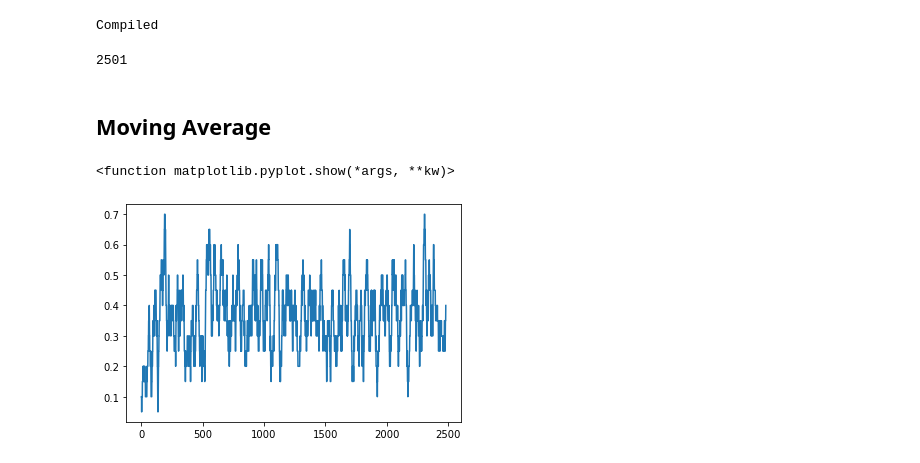
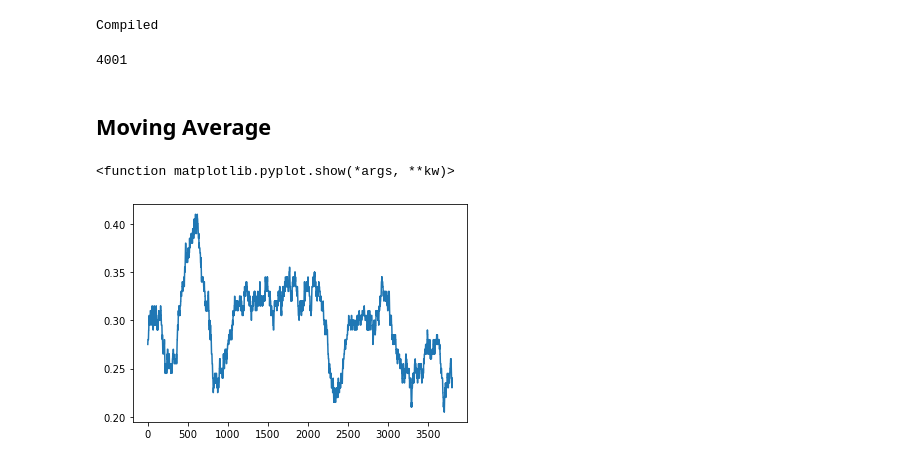
Before and after one commit to usmand19/RLFinalProject, a Jupyter notebook: Mancala/dqn_train.ipynb, the cells around one changed output. Drawn from its saved outputs; the diff is of its cells as text; code cells hidden in the pictures.

```diff
--- a/Mancala/dqn_train.ipynb
+++ b/Mancala/dqn_train.ipynb
@@ -70,7 +75,7 @@ BATCH_SIZE = 1000        # minibatch size
 GAMMA = 0.99            # discount factor
 TAU = 1e-3              # for soft update of target parameters
 LR = 5e-4               # learning rate
-UPDATE_EVERY = 4        # how often to update the network
+UPDATE_EVERY = 10        # how often to update the network
 NUM_STATES = 14
 NUM_ACTIONS = 6
 # %% [markdown]
@@ -230,10 +235,10 @@ def sparse_reward(game, idx):
     dqn_score, agent_score = game.score()
     win = False
     if((dqn_score > agent_score) and done):
-        reward = 10
+        reward = 1
         win = True
     else:
-        reward = -10
+        reward = -1
     return(next_state, reward, done, win)
 
 def keep_ahead_reward(game, idx):
@@ -249,6 +254,7 @@ def keep_ahead_reward(game, idx):
 
     if((dqn_score > agent_score) and done):
         win = True
+        reward = 10
 
     return(next_state, reward, done, win)
 
@@ -264,6 +270,7 @@ def dont_fall_behind_reward(game, idx):
 
     if((dqn_score > agent_score) and done):
         win = True
+        reward = 10
 
     return(next_state, reward, done, win)
 # %% [markdown]
@@ -306,7 +313,7 @@ def dqn(n_episodes= 100, max_t = 1000, eps_start=0.4, eps_end = 0.01,
             game._player_one = False
             game.move(opponent._move(game))
             game._player_one = True
-            next_state, reward, done, win = dont_fall_behind_reward(game, i_episode) # Get next state, reward and if game is done as result of action
+            next_state, reward, done, win = sparse_reward(game, i_episode) # Get next state, reward and if game is done as result of action
             #next_state, reward, done, win = keep_ahead_reward(game)
             agent.step(state,action,reward,next_state,done)
 
@@ -350,21 +357,21 @@ print("Compiled")
 # %% [output]
 Compiled
 # %%
-N_EPISDOES = 2500
+N_EPISDOES = 4000
 scores = dqn(n_episodes = N_EPISDOES)
 len(scores)
 # %% [output]
-2501
+4001
 # %% [markdown]
 ## Moving Average
 # %%
 def moving_average(x, w):
     return np.convolve(x, np.ones(w), 'valid') / w
 
-avg = moving_average(scores[:,1], 20)
+avg = moving_average(scores[:,1], 200)
 
 plt.plot(avg)
 plt.show
 # %% [output]
 <function matplotlib.pyplot.show(*args, **kw)>
-[figure, old version]
+[figure, new version]
```
Also changed, not shown: parts of 3 cells of this notebook, 1 other file.
